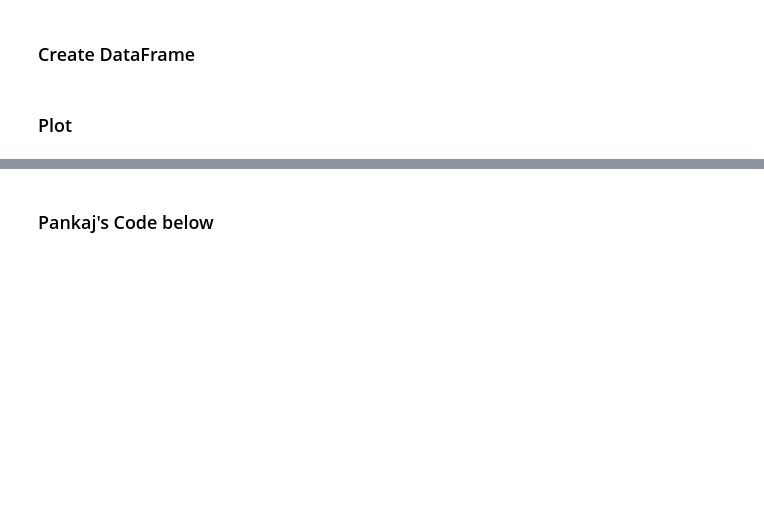
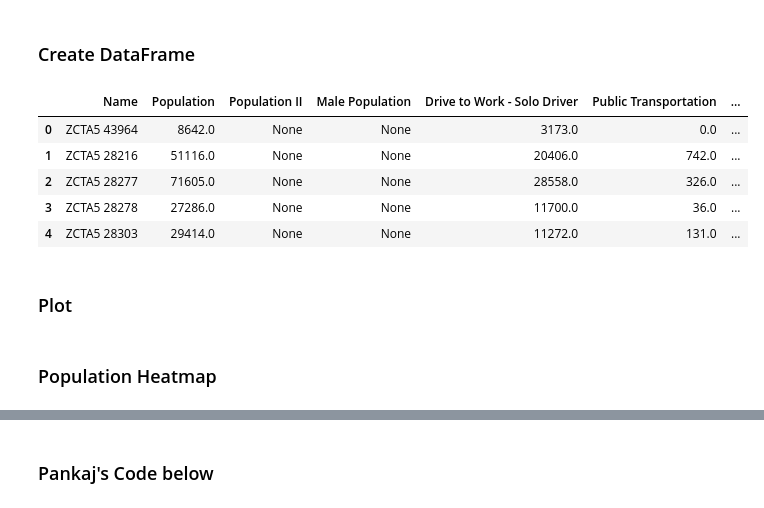
Before and after one commit to Pankaj-gh/Rice-Project-1-G11, a Jupyter notebook: main_script.ipynb, the cells around one changed output, grey strips where cells are left out. Drawn from its saved outputs; the diff is of its cells as text; code cells hidden in the pictures; blank space fills up the shorter version.

```diff
--- a/main_script.ipynb
+++ b/main_script.ipynb
@@ -184,21 +290,29 @@ census_data[:5]
 # %%
 # Create DataFrame
 
 census_dataframe = pd.DataFrame(census_data)
 
 # Format and update DataFrame
 census_dataframe = census_dataframe.rename(columns={"B01003_001E": "Population",
                                                        "B98012_001E": "Population II",
                                                        "B98012_002E": "Male Population",
                                                        "B98012_003E": "Female Population",
                                                        "B08301_003E": "Drive to Work - Solo Driver",
                                                        "B08301_011E": "Public Transportation",
                                                        "B08301_021E": "Work from Home",
+                                                       "B07011_002E": "Median Income",
                                                        "NAME": "Name",
                                                        "zip code tabulation area": "Zipcode"
                                                       })
 
 census_dataframe.head()
+# %% [output]
+|  | Name | Population | Population II | Male Population | Drive to Work - Solo Driver | Public Transportation | ... |
+| 0 | ZCTA5 43964 | 8642.0 | None | None | 3173.0 | 0.0 | ... |
+| 1 | ZCTA5 28216 | 51116.0 | None | None | 20406.0 | 742.0 | ... |
+| 2 | ZCTA5 28277 | 71605.0 | None | None | 28558.0 | 326.0 | ... |
+| 3 | ZCTA5 28278 | 27286.0 | None | None | 11700.0 | 36.0 | ... |
+| 4 | ZCTA5 28303 | 29414.0 | None | None | 11272.0 | 131.0 | ... |
 # %%
 # Create a CSV File
 census_dataframe.to_csv("Population+Drive+Median_Income_by_Zip.csv", index=False)
@@ -233,3 +347,5 @@ plt.savefig('Population-Top100.png', bbox_inches='tight')
 
 
 # plt.show()
+# %% [markdown]
+### Population Heatmap
```
Also changed, not shown: parts of 20 cells of this notebook, 1 other file.
